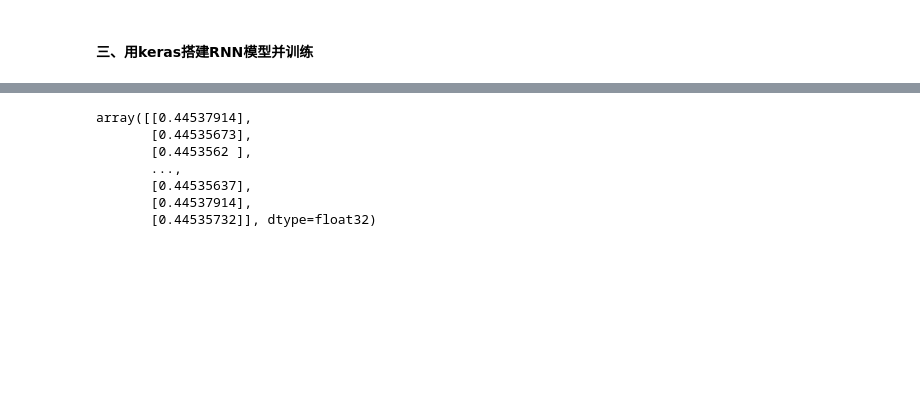
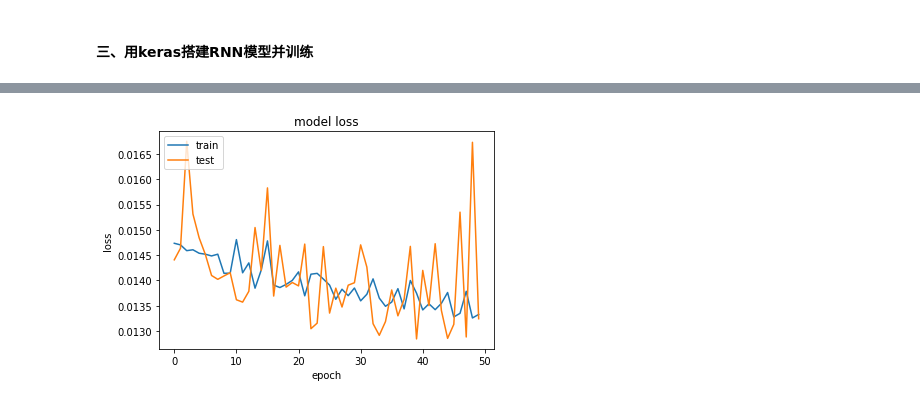
Before and after one commit to XingruiWang/RUC-Deep-Learning-Course, a Jupyter notebook: Homework/HW_7/hw7.ipynb, the cells around one changed output, grey strips where cells are left out. Drawn from its saved outputs; the diff is of its cells as text; code cells hidden in the pictures; blank space fills up the shorter version.

```diff
--- a/Homework/HW_7/hw7.ipynb
+++ b/Homework/HW_7/hw7.ipynb
@@ -196,7 +200,14 @@ Trainable params: 91,649
 Non-trainable params: 50,700
 _________________________________________________________________
 # %%
-model.compile(optimizer="Adam", loss="mse")
+from keras.optimizers import Adam
+from keras.callbacks import ModelCheckpoint
+
+filepath="weights.best.hdf5"
+checkpoint = ModelCheckpoint(filepath, monitor='val_mse', verbose=1, save_best_only=True, mode='min')
+callbacks_list = [checkpoint]
+
+model.compile(optimizer=Adam(lr=0.001), metrics=['mse'], loss="mse")
 # model.fit(X_train, y_train)
-history = model.fit(x=X_train, y=y_train, batch_size=8, epochs=50, verbose=1, validation_data = (X_test, y_test))
+history = model.fit(x=X_train, y=y_train, batch_size=16, epochs=100, verbose=1, validation_data = (X_test, y_test), callbacks=callbacks_list)
 # %% [output]
@@ -220,15 +231,19 @@ Epoch 50/50
+# %%
+plt.plot(history.history['loss'][:100])
+plt.plot(history.history['val_loss'][:100])
+plt.title('model loss')
+plt.ylabel('loss')
+plt.xlabel('epoch')
+plt.legend(['train', 'test'], loc='upper left')
+plt.show()
+# %% [output]
+[figure, added]
 # %%
+import keras
+model = keras.models.load_model('weights.best.hdf5')
 y_pred = []
 # for x_test in X_test:
 #   y_pred.append(model.predict(X_test))
 # y_pred
 
-model.predict(X_test, batch_size=8)
+y_pred = model.predict(X_test, batch_size=8)
-# %% [output]
-array([[0.44537914],
-       [0.44535673],
-       [0.4453562 ],
-       ...,
-       [0.44535637],
-       [0.44537914],
-       [0.44535732]], dtype=float32)
```
Also changed, not shown: parts of 5 cells of this notebook.
